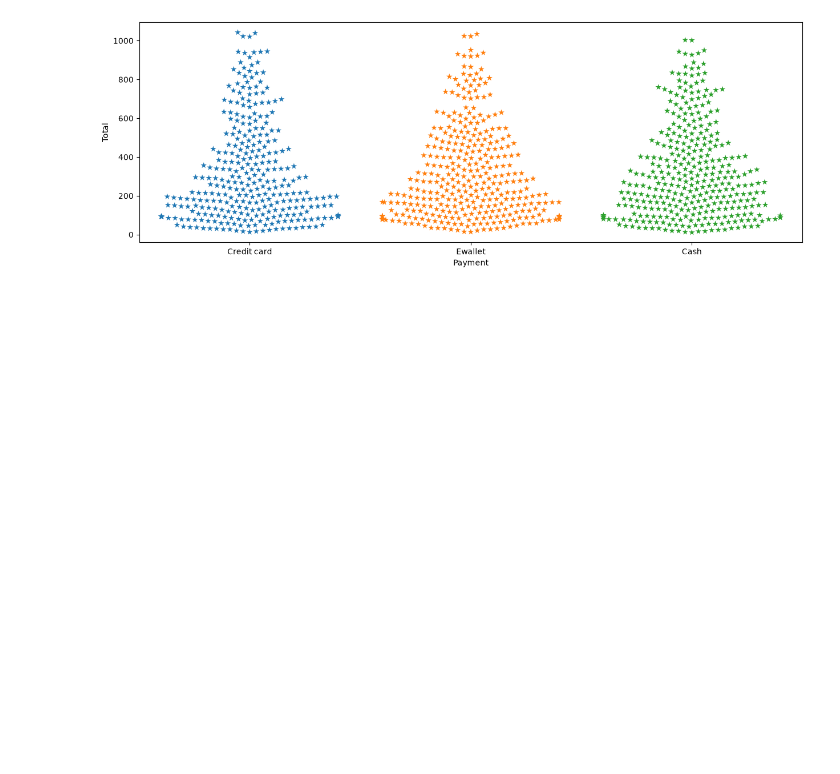
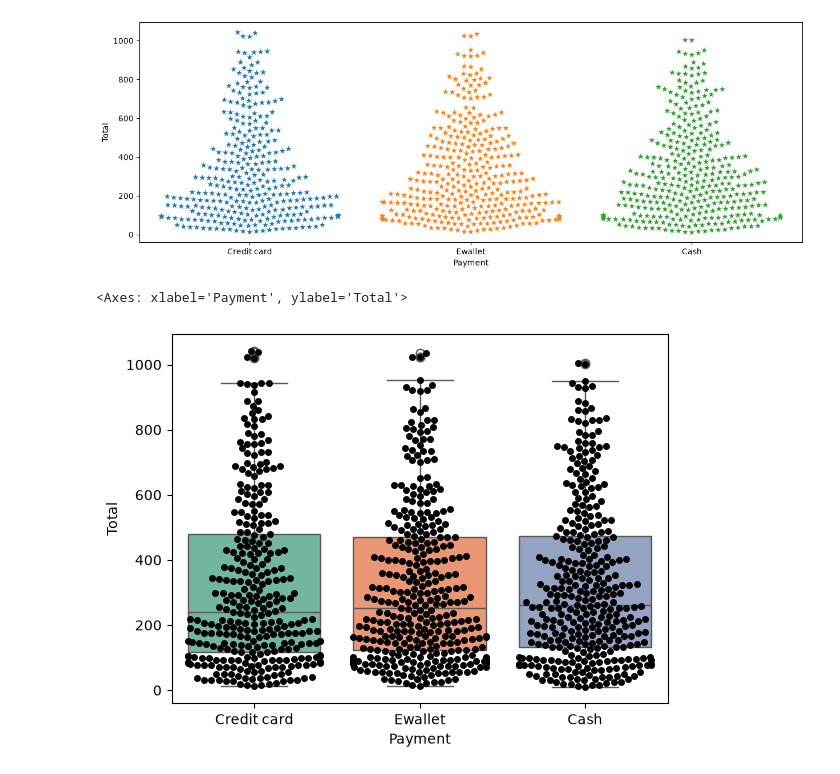
Before and after one commit to Haerulanwar05/Zero-To-ML-Engineer, a Jupyter notebook: Seaborn/seaborn_Swarmplot.ipynb, the cells around one changed output. Saved outputs shown, nothing was run; the diff lists cells and outputs as text; code cells hidden in the pictures; blank space fills up the shorter version.

Commit message:
feat: add Swarmplot and Catplot Seaborn notebooks

```diff
--- a/Seaborn/seaborn_Swarmplot.ipynb
+++ b/Seaborn/seaborn_Swarmplot.ipynb
@@ -34,4 +34,8 @@ sns.swarmplot(data=mart, y='Total', x='Payment', marker='*',size=8, hue='Payment
 <Axes: xlabel='Payment', ylabel='Total'>
 [figure]
 # %%
-sns.swarmplot(data=mart, y='Total', x='Payment', marker='*',size=8, hue='Payment')
+sns.swarmplot(data=mart, y='Total', x='Payment',color='black',size=5)
+sns.boxplot(data=mart,y='Total',x='Payment',hue='Payment',palette='Set2')
+# %% [output]
+<Axes: xlabel='Payment', ylabel='Total'>
+[figure, added]
```
Also changed, not shown: parts of 1 cell of this notebook, 1 other file.
